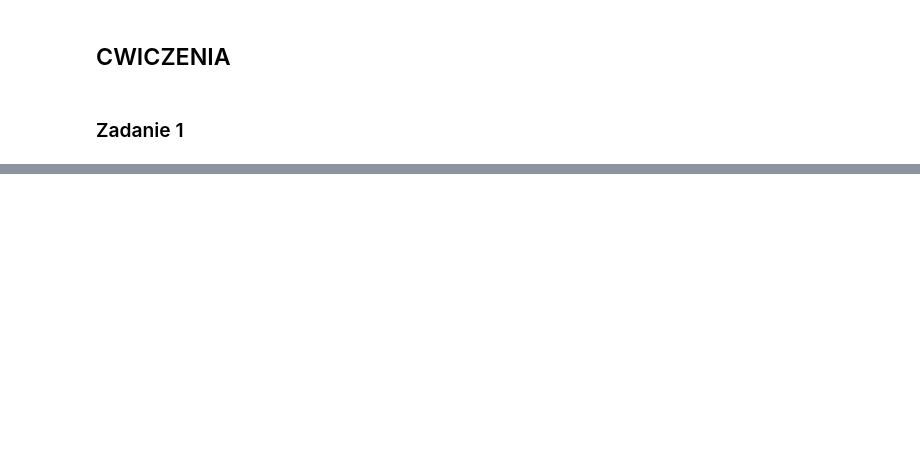
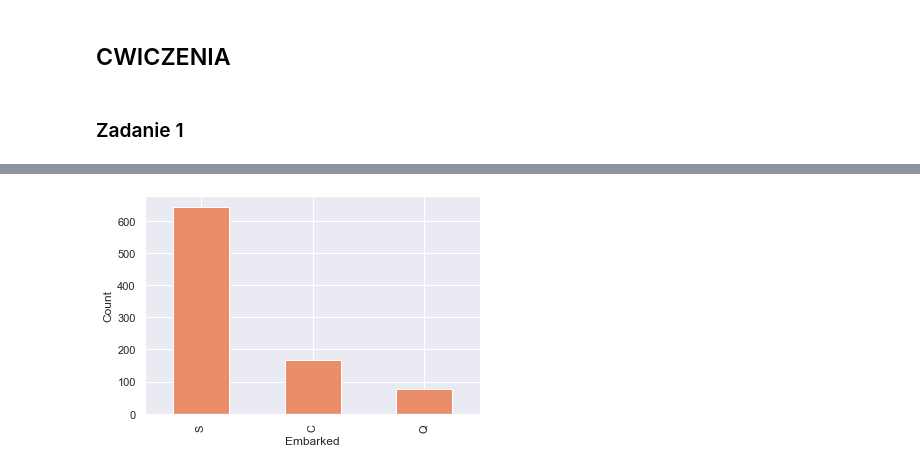
Before and after one commit to Tomaszsachanowski/ML-Scikit-Learn-Tensorflow, a Jupyter notebook: Chapter-3.ipynb, the cells around one changed output, grey strips where cells are left out. Cells and saved outputs as stored; diff of their text form; code cells hidden in the pictures; blank space fills up the shorter version.

```diff
--- a/Chapter-3.ipynb
+++ b/Chapter-3.ipynb
@@ -517,0 +727,7 @@ AttributeError: 'GridSearchCV' object has no attribute 'best_params_'
+# %%
+train_data_clean['Embarked'].value_counts().plot(kind='bar')
+plt.xlabel('Embarked')
+plt.ylabel('Count')
+plt.show()
+# %% [output]
+[figure, added]
```
Also changed, not shown: parts of 86 cells of this notebook, 3 other files.
